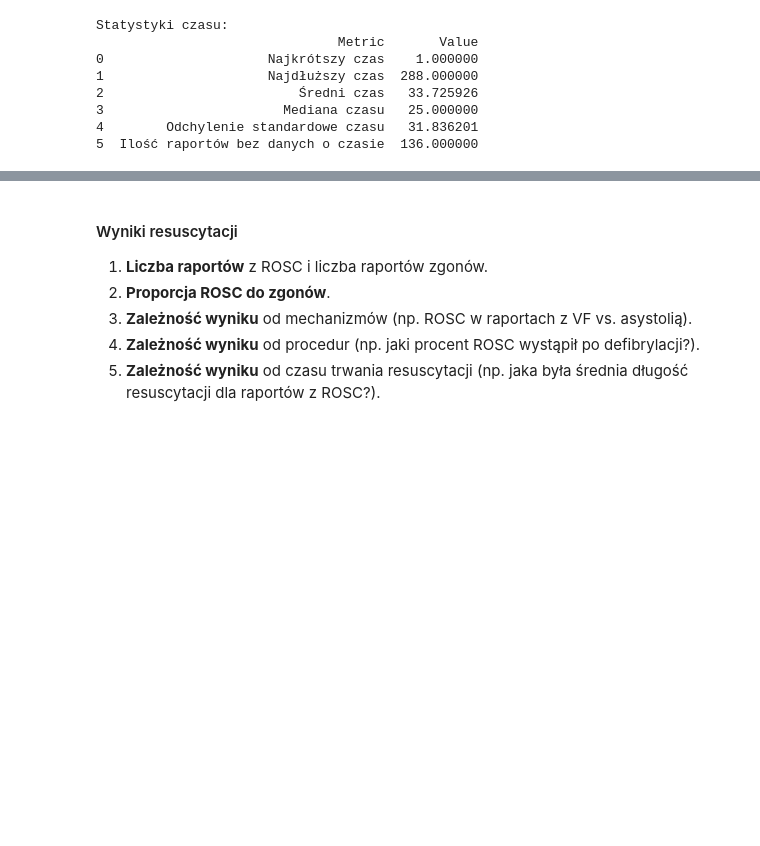
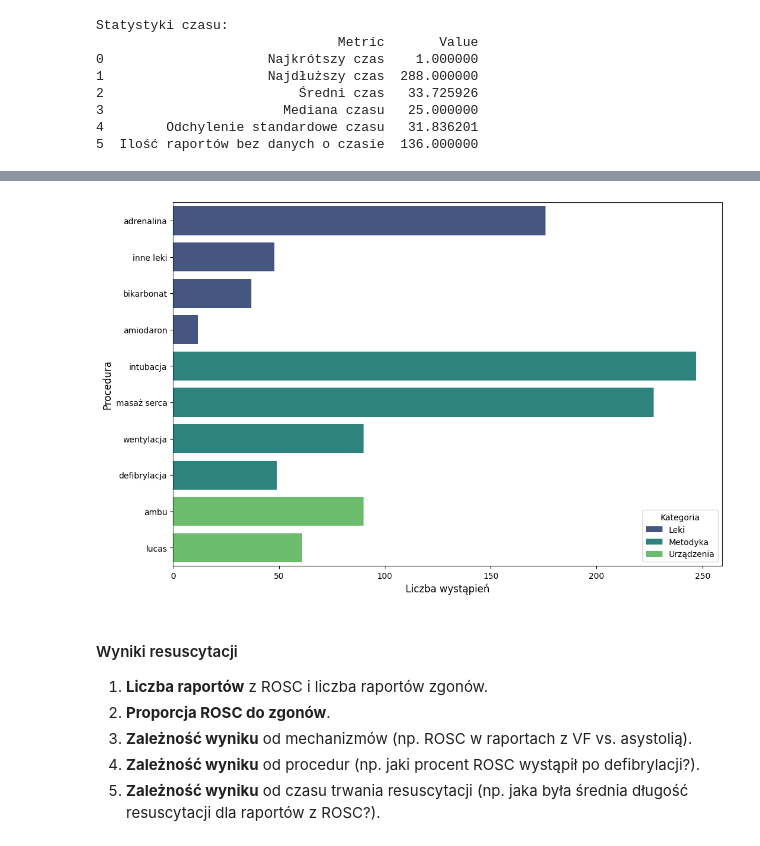
Before and after one commit to juestany/praca_inz, a Jupyter notebook: praca.ipynb, the cells around one changed output, grey strips where cells are left out. Cells and saved outputs as stored; diff of their text form; code cells hidden in the pictures; blank space fills up the shorter version.

Commit message:
procedures bar chart

```diff
--- a/praca.ipynb
+++ b/praca.ipynb
@@ -519,45 +527,76 @@ df_processed[["medications", "devices", "methodology"]] = df_processed["procedur
     lambda procs: pd.Series(classify_procedures(procs))
 )
 
-# 1. Liczba wystąpień kazdej procedury
+# 1. Liczba wystąpień kazdej procedury i proporcja
 medication_counts = Counter([med for meds in df_processed["medications"] for med in meds])
 device_counts = Counter([dev for devs in df_processed["devices"] for dev in devs])
 methodology_counts = Counter([meth for meths in df_processed["methodology"] for meth in meths])
 
-# 2. Proporcja raportów z kazdym elementem
-medication_proportions = {med: count / len(df_processed) for med, count in medication_counts.items()}
-device_proportions = {dev: count / len(df_processed) for dev, count in device_counts.items()}
-methodology_proportions = {meth: count / len(df_processed) for meth, count in methodology_counts.items()}
+# Wszystkie raporty
+total_reports = len(df_processed)
 
-# 3. Współwystępowanie w kazdej kategorii
-medication_cooccurrences = Counter()
-device_cooccurrences = Counter()
+medication_df = pd.DataFrame.from_dict(medication_counts, orient="index", columns=["count"]).reset_index()
+medication_df.rename(columns={"index": "Procedura"}, inplace=True)
+medication_df["Kategoria"] = "Leki"
+medication_df["Proporcja [%]"] = (medication_df["count"] / total_reports) * 100
+
+device_df = pd.DataFrame.from_dict(device_counts, orient="index", columns=["count"]).reset_index()
+device_df.rename(columns={"index": "Procedura"}, inplace=True)
+device_df["Kategoria"] = "Urządzenia"
+device_df["Proporcja [%]"] = (device_df["count"] / total_reports) * 100
+
+methodology_df = pd.DataFrame.from_dict(methodology_counts, orient="index", columns=["count"]).reset_index()
+methodology_df.rename(columns={"index": "Procedura"}, inplace=True)
+methodology_df["Kategoria"] = "Metodyka"
+methodology_df["Proporcja [%]"] = (methodology_df["count"] / total_reports) * 100
+
+summary_df = pd.concat([medication_df, methodology_df, device_df], ignore_index=True)
+
+summary_df = summary_df[["Kategoria", "Procedura", "count", "Proporcja [%]"]].sort_values(
+    by=["Kategoria", "count"], ascending=[True, False]
+)
+
+# 3. Współwystępowanie w kategorii "metody"
 methodology_cooccurrences = Counter()
+for meths in df_processed["methodology"]:
+    if isinstance(meths, list):
+        methodology_cooccurrences.update(combinations(sorted(meths), 2))
 
-for meds in df_processed["medications"]:
-    medication_cooccurrences.update(combinations(sorted(meds), 2))
-for devs in df_processed["devices"]:
-    device_cooccurrences.update(combinations(sorted(devs), 2))
-for meths in df_processed["methodology"]:
-    methodology_cooccurrences.update(combinations(sorted(meths), 2))
+methodology_cooccurrences_df = pd.DataFrame.from_dict(
+    methodology_cooccurrences, orient="index", columns=["count"]
+)
+methodology_cooccurrences_df.reset_index(inplace=True)
+methodology_cooccurrences_df.rename(columns={"index": "cooccurrence"}, inplace=True)
 
-medication_counts_df = pd.DataFrame.from_dict(medication_counts, orient="index", columns=["count"]).sort_index()
-device_counts_df = pd.DataFrame.from_dict(device_counts, orient="index", columns=["count"]).sort_index()
-methodology_counts_df = pd.DataFrame.from_dict(methodology_counts, orient="index", columns=["count"]).sort_index()
-
-medication_proportions_df = pd.DataFrame.from_dict(medication_proportions, orient="index", columns=["proportion"]).sort_index()
-device_proportions_df = pd.DataFrame.from_dict(device_proportions, orient="index", columns=["proportion"]).sort_index()
-methodology_proportions_df = pd.DataFrame.from_dict(methodology_proportions, orient="index", columns=["proportion"]).sort_index()
-
-medication_cooccurrences_df = pd.DataFrame.from_dict(medication_cooccurrences, orient="index", columns=["count"]).sort_index()
-device_cooccurrences_df = pd.DataFrame.from_dict(device_cooccurrences, orient="index", columns=["count"]).sort_index()
-methodology_cooccurrences_df = pd.DataFrame.from_dict(methodology_cooccurrences, orient="index", columns=["count"]).sort_index()
+top_3_methodology_cooccurrences_df = methodology_cooccurrences_df.sort_values(
+    by="count", ascending=False
+).head(3)
 
 # Przykładowe wyniki
-print("Wyliczenie wykorzystanych leków:")
-print(medication_counts_df)
-print("\nProporcja wykorzystanych urządzeń:")
-print(device_proportions_df)
-print("\nWyliczenie współwystąpień w metodyce RKO:")
-print(methodology_cooccurrences_df)
+print("Tabela podsumowująca wszystkie procedury i ich proporcje do wszystkich raportów:")
+print(summary_df)
+print("\nTrzy najczęstsze współwystępowania metod RKO:")
+print(top_3_methodology_cooccurrences_df)
+
+# Wykres słupkowy podsumowujący procedury
+plt.figure(figsize=(12, 8))
+sns.barplot(
+    data=summary_df,
+    x="count",
+    y="Procedura",
+    hue="Kategoria",
+    palette="viridis"
+)
+
+# Add chart details
+plt.xlabel("Liczba wystąpień", fontsize=12)
+plt.ylabel("Procedura", fontsize=12)
+plt.legend(title="Kategoria", fontsize=10, loc="lower right")
+
+# Zapisanie wykresu
+output_path = "wykres_procedury.png"
+plt.savefig(output_path, format="png", dpi=300, bbox_inches="tight")
+
+# Display the chart
+plt.show()
 # %% [output]
@@ -584,3 +621,4 @@ Wyliczenie współwystąpień w metodyce RKO:
+[figure, added]
 # %% [markdown]
 #### Wyniki resuscytacji
 
```
Also changed, not shown: parts of 4 cells of this notebook, 1 other file.
